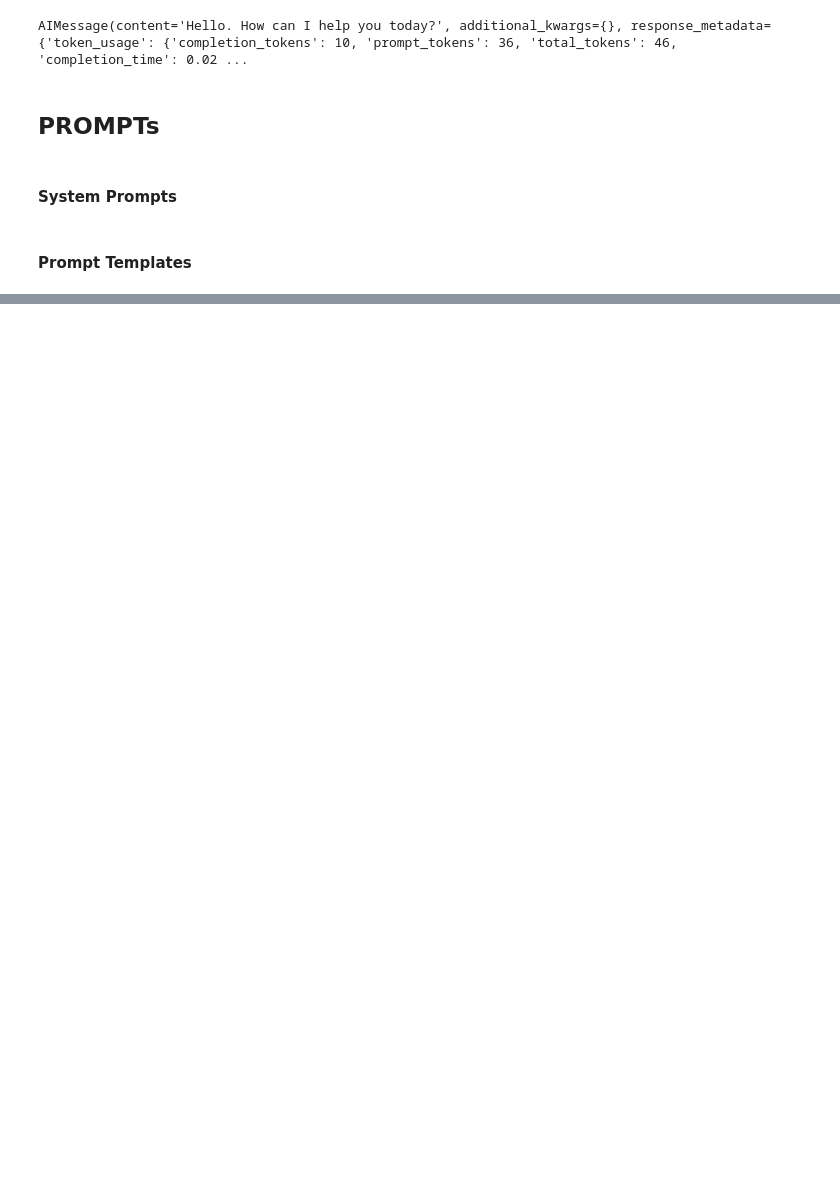
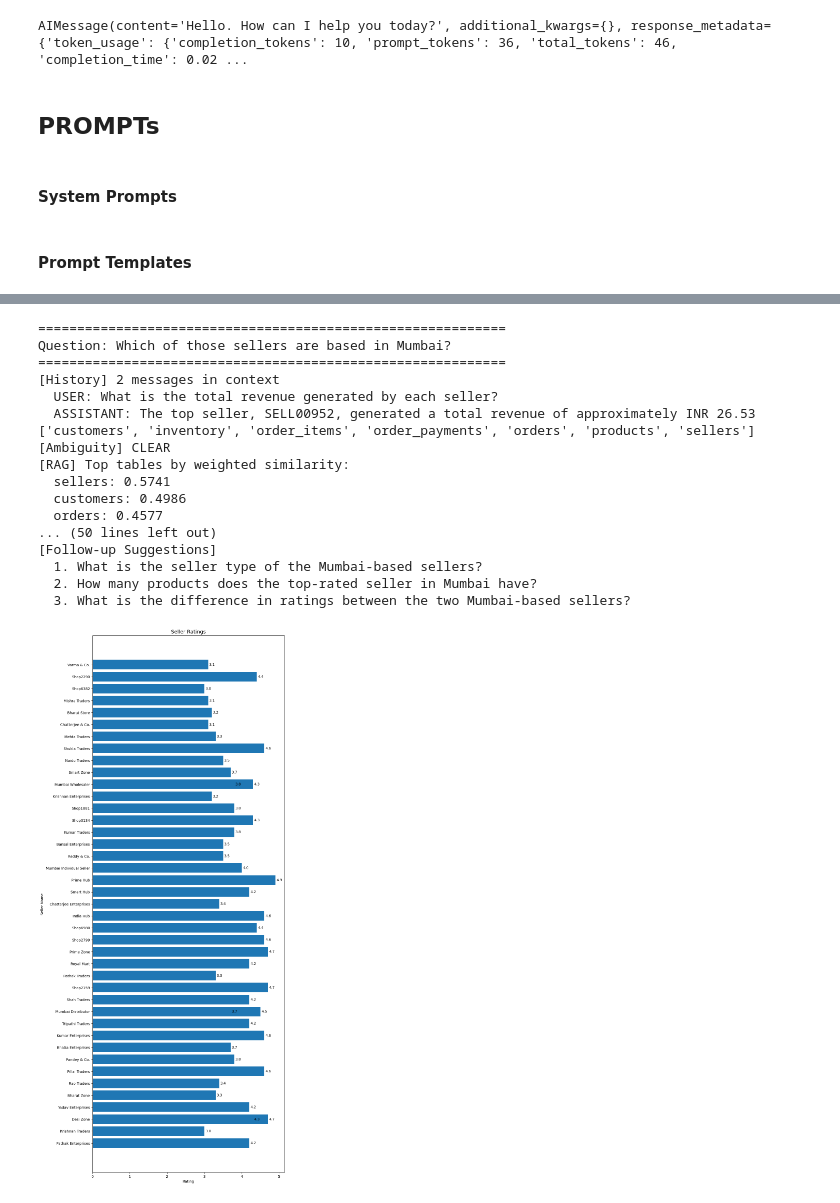
Before and after one commit to PrashantAghara/data-sense, a Jupyter notebook: agent-service/notebooks/graph_test.ipynb, the cells around one changed output, grey strips where cells are left out. Drawn from its saved outputs; the diff is of its cells as text; code cells hidden in the pictures; blank space fills up the shorter version.

```diff
--- a/agent-service/notebooks/graph_test.ipynb
+++ b/agent-service/notebooks/graph_test.ipynb
@@ -40,7 +43,7 @@ class AgentState(TypedDict):
 
     # SQL Lifecycle
     generated_sql: str
-    sql_explaination: str
+    sql_explanation: str
     is_sql_safe: bool
     safety_error: str
     sql_result: Optional[list[dict]]
@@ -198,0 +697,23 @@ FOLLOWUP_PROMPT = ChatPromptTemplate.from_messages([
+# %%
+result, history = run_agent(
+    "Which of those sellers are based in Mumbai?", conversation_history=history
+)
+# %% [output]
+============================================================
+Question: Which of those sellers are based in Mumbai?
+============================================================
+[History] 2 messages in context
+  USER: What is the total revenue generated by each seller?
+  ASSISTANT: The top seller, SELL00952, generated a total revenue of approximately INR 26.53
+['customers', 'inventory', 'order_items', 'order_payments', 'orders', 'products', 'sellers']
+[Ambiguity] CLEAR
+[RAG] Top tables by weighted similarity:
+  sellers: 0.5741
+  customers: 0.4986
+  orders: 0.4577
+... (50 lines left out)
+[Follow-up Suggestions]
+  1. What is the seller type of the Mumbai-based sellers?
+  2. How many products does the top-rated seller in Mumbai have?
+  3. What is the difference in ratings between the two Mumbai-based sellers?
+[figure, added]
```
Also changed, not shown: parts of 40 cells of this notebook.
